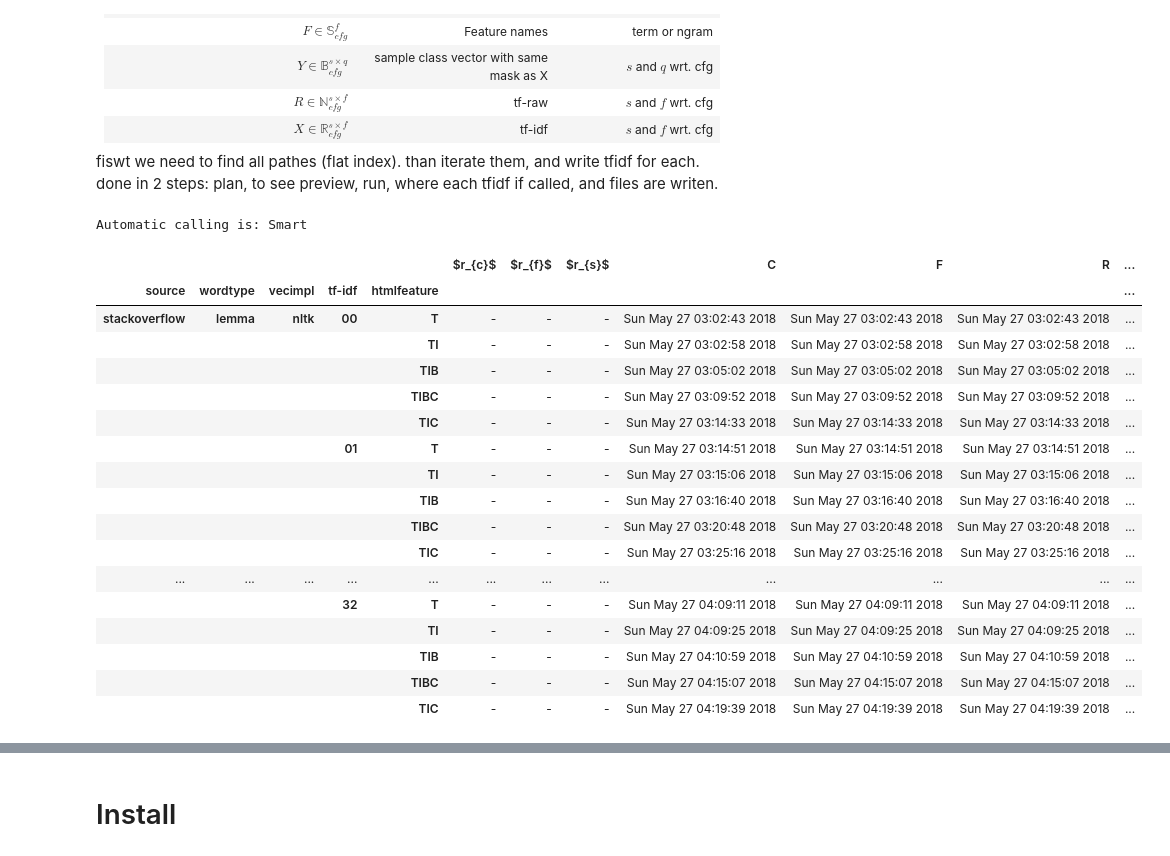
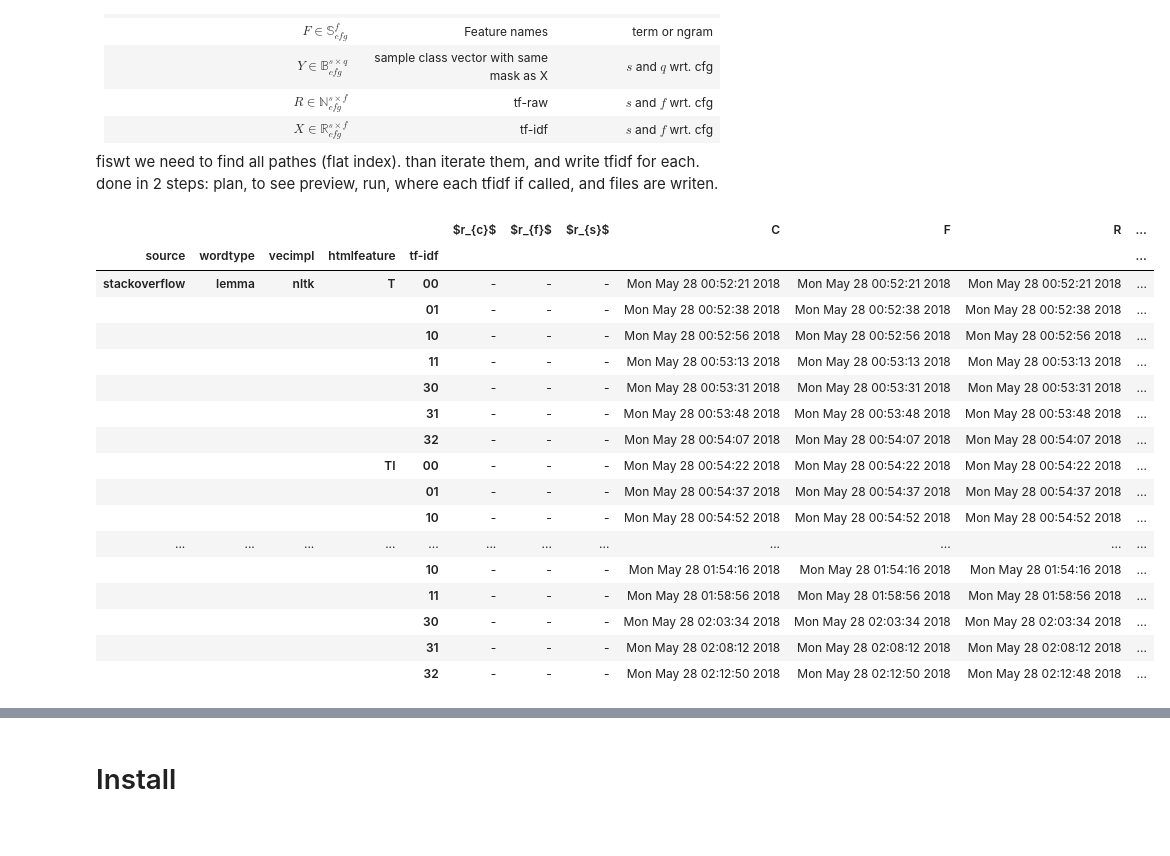
Before and after one commit to glouwa/StackOverflowTopicClustering, a Jupyter notebook: tfidf.ipynb, the cells around one changed output, grey strips where cells are left out. Cells and saved outputs as stored; diff of their text form; code cells hidden in the pictures.

```diff
--- a/tfidf.ipynb
+++ b/tfidf.ipynb
@@ -51,35 +51,33 @@ fiswt we need to find all pathes (flat index).
 than iterate them, and write tfidf for each.
 done in 2 steps: plan, to see preview, run, where each tfidf if called, and files are writen.
 # %%
-%autocall
 import tfidf, src.algo.cell2string
 
 tfidfcfg    = slice(None)
 htmlfeature = ['T', 'TI', 'TIB', 'TIC', 'TIBC']
 
 inputspace = tfidf.WordVecFrame().sort_index().sort_index(axis=1)
-idfplan = inputspace.loc[('stackoverflow', 'lemma', 'nltk', tfidfcfg, htmlfeature), :]
+idfplan = inputspace.loc[('stackoverflow', 'lemma', 'nltk', htmlfeature, tfidfcfg), :]
 idfplan = src.algo.cell2string.file2date(idfplan)
 idfplan
 # %% [output]
-Automatic calling is: Smart
 |  |  |  |  |  | $r_{c}$ | $r_{f}$ | $r_{s}$ | C | F | R | ... |
-| source | wordtype | vecimpl | tf-idf | htmlfeature |  |  |  |  |  |  | ... |
-| stackoverflow | lemma | nltk | 00 | T | - | - | - | Sun May 27 03:02:43 2018 | Sun May 27 03:02:43 2018 | Sun May 27 03:02:43 2018 | ... |
-|  |  |  |  | TI | - | - | - | Sun May 27 03:02:58 2018 | Sun May 27 03:02:58 2018 | Sun May 27 03:02:58 2018 | ... |
-|  |  |  |  | TIB | - | - | - | Sun May 27 03:05:02 2018 | Sun May 27 03:05:02 2018 | Sun May 27 03:05:02 2018 | ... |
-|  |  |  |  | TIBC | - | - | - | Sun May 27 03:09:52 2018 | Sun May 27 03:09:52 2018 | Sun May 27 03:09:52 2018 | ... |
-|  |  |  |  | TIC | - | - | - | Sun May 27 03:14:33 2018 | Sun May 27 03:14:33 2018 | Sun May 27 03:14:33 2018 | ... |
-|  |  |  | 01 | T | - | - | - | Sun May 27 03:14:51 2018 | Sun May 27 03:14:51 2018 | Sun May 27 03:14:51 2018 | ... |
-|  |  |  |  | TI | - | - | - | Sun May 27 03:15:06 2018 | Sun May 27 03:15:06 2018 | Sun May 27 03:15:06 2018 | ... |
-|  |  |  |  | TIB | - | - | - | Sun May 27 03:16:40 2018 | Sun May 27 03:16:40 2018 | Sun May 27 03:16:40 2018 | ... |
-|  |  |  |  | TIBC | - | - | - | Sun May 27 03:20:48 2018 | Sun May 27 03:20:48 2018 | Sun May 27 03:20:48 2018 | ... |
-|  |  |  |  | TIC | - | - | - | Sun May 27 03:25:16 2018 | Sun May 27 03:25:16 2018 | Sun May 27 03:25:16 2018 | ... |
+| source | wordtype | vecimpl | htmlfeature | tf-idf |  |  |  |  |  |  | ... |
+| stackoverflow | lemma | nltk | T | 00 | - | - | - | Mon May 28 00:52:21 2018 | Mon May 28 00:52:21 2018 | Mon May 28 00:52:21 2018 | ... |
+|  |  |  |  | 01 | - | - | - | Mon May 28 00:52:38 2018 | Mon May 28 00:52:38 2018 | Mon May 28 00:52:38 2018 | ... |
+|  |  |  |  | 10 | - | - | - | Mon May 28 00:52:56 2018 | Mon May 28 00:52:56 2018 | Mon May 28 00:52:56 2018 | ... |
+|  |  |  |  | 11 | - | - | - | Mon May 28 00:53:13 2018 | Mon May 28 00:53:13 2018 | Mon May 28 00:53:13 2018 | ... |
+|  |  |  |  | 30 | - | - | - | Mon May 28 00:53:31 2018 | Mon May 28 00:53:31 2018 | Mon May 28 00:53:31 2018 | ... |
+|  |  |  |  | 31 | - | - | - | Mon May 28 00:53:48 2018 | Mon May 28 00:53:48 2018 | Mon May 28 00:53:48 2018 | ... |
+|  |  |  |  | 32 | - | - | - | Mon May 28 00:54:07 2018 | Mon May 28 00:54:07 2018 | Mon May 28 00:54:07 2018 | ... |
+|  |  |  | TI | 00 | - | - | - | Mon May 28 00:54:22 2018 | Mon May 28 00:54:22 2018 | Mon May 28 00:54:22 2018 | ... |
+|  |  |  |  | 01 | - | - | - | Mon May 28 00:54:37 2018 | Mon May 28 00:54:37 2018 | Mon May 28 00:54:37 2018 | ... |
+|  |  |  |  | 10 | - | - | - | Mon May 28 00:54:52 2018 | Mon May 28 00:54:52 2018 | Mon May 28 00:54:52 2018 | ... |
 | ... | ... | ... | ... | ... | ... | ... | ... | ... | ... | ... | ... |
-|  |  |  | 32 | T | - | - | - | Sun May 27 04:09:11 2018 | Sun May 27 04:09:11 2018 | Sun May 27 04:09:11 2018 | ... |
-|  |  |  |  | TI | - | - | - | Sun May 27 04:09:25 2018 | Sun May 27 04:09:25 2018 | Sun May 27 04:09:25 2018 | ... |
-|  |  |  |  | TIB | - | - | - | Sun May 27 04:10:59 2018 | Sun May 27 04:10:59 2018 | Sun May 27 04:10:59 2018 | ... |
-|  |  |  |  | TIBC | - | - | - | Sun May 27 04:15:07 2018 | Sun May 27 04:15:07 2018 | Sun May 27 04:15:07 2018 | ... |
-|  |  |  |  | TIC | - | - | - | Sun May 27 04:19:39 2018 | Sun May 27 04:19:39 2018 | Sun May 27 04:19:39 2018 | ... |
+|  |  |  |  | 10 | - | - | - | Mon May 28 01:54:16 2018 | Mon May 28 01:54:16 2018 | Mon May 28 01:54:16 2018 | ... |
+|  |  |  |  | 11 | - | - | - | Mon May 28 01:58:56 2018 | Mon May 28 01:58:56 2018 | Mon May 28 01:58:56 2018 | ... |
+|  |  |  |  | 30 | - | - | - | Mon May 28 02:03:34 2018 | Mon May 28 02:03:34 2018 | Mon May 28 02:03:34 2018 | ... |
+|  |  |  |  | 31 | - | - | - | Mon May 28 02:08:12 2018 | Mon May 28 02:08:12 2018 | Mon May 28 02:08:12 2018 | ... |
+|  |  |  |  | 32 | - | - | - | Mon May 28 02:12:50 2018 | Mon May 28 02:12:50 2018 | Mon May 28 02:12:48 2018 | ... |
 # %%
 tfidf_ = tfidf.run(idfplan)
```
Also changed, not shown: parts of 4 cells of this notebook, 9 other files.
